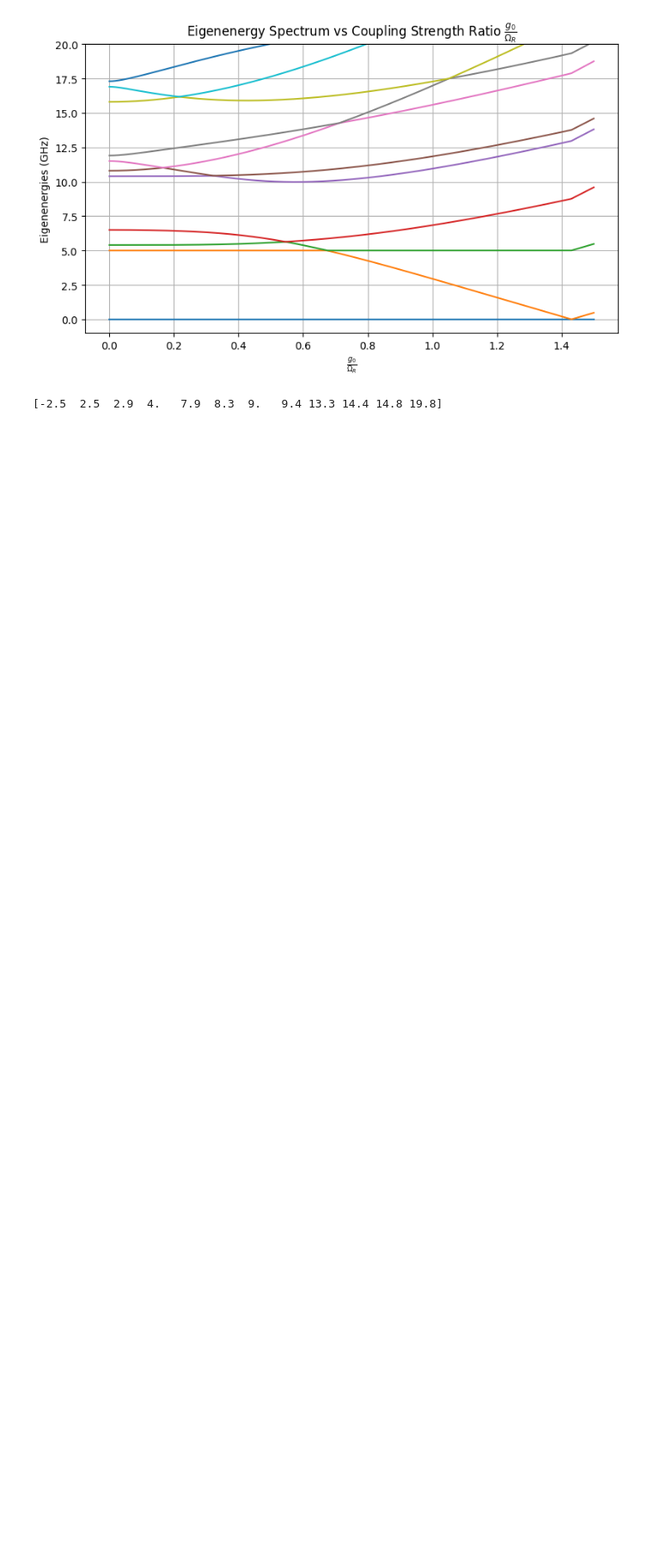
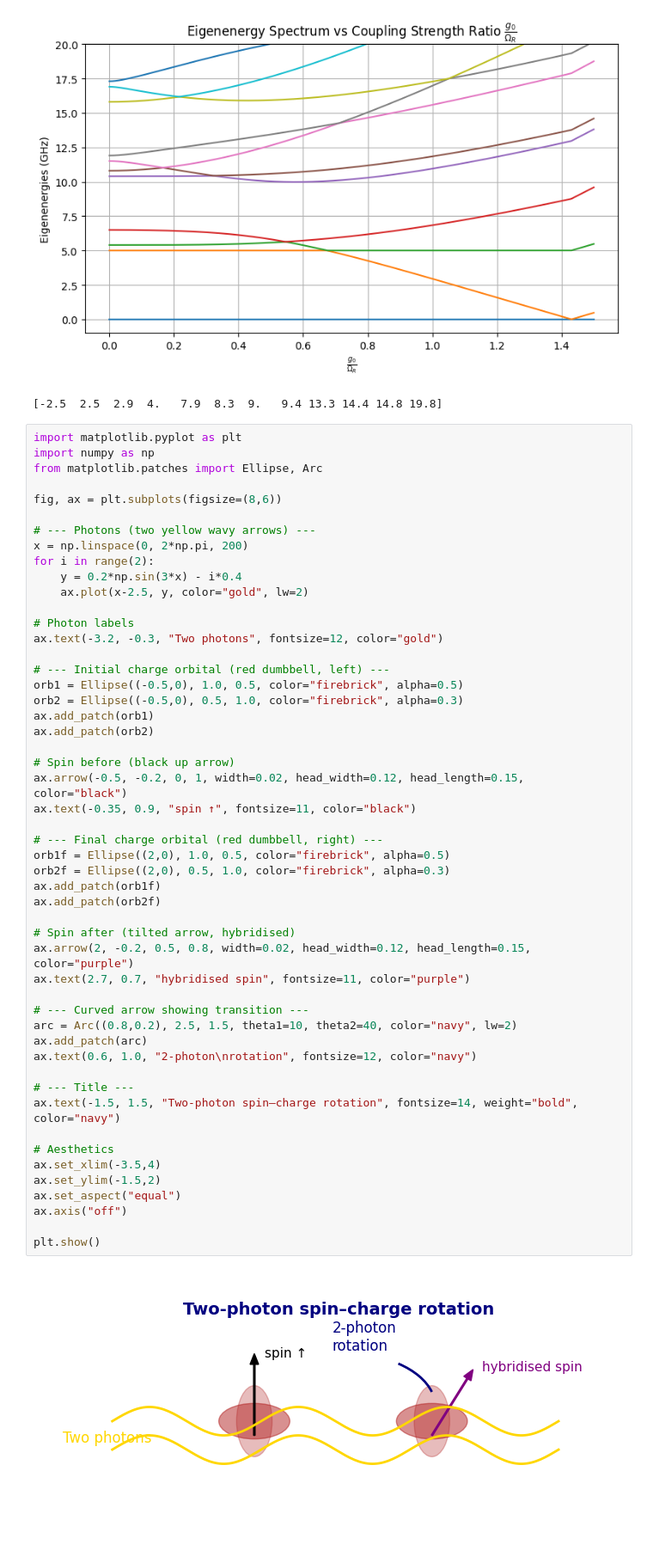
Before and after one commit to shreyasat27/MSc-QT-, a Jupyter notebook: thesis_plts.ipynb, the cells around one changed output. Shown: that part at 86% size. Cells and saved outputs as stored; diff of their text form; blank space fills up the shorter version.

```diff
--- a/thesis_plts.ipynb
+++ b/thesis_plts.ipynb
@@ -424,3 +424,56 @@ print(np.round(eigenvals[0] / (2*np.pi), 6))
 # %% [output]
 [figure]
 [-2.5  2.5  2.9  4.   7.9  8.3  9.   9.4 13.3 14.4 14.8 19.8]
+# %%
+import matplotlib.pyplot as plt
+import numpy as np
+from matplotlib.patches import Ellipse, Arc
+
+fig, ax = plt.subplots(figsize=(8,6))
+
+# --- Photons (two yellow wavy arrows) ---
+x = np.linspace(0, 2*np.pi, 200)
+for i in range(2):
+    y = 0.2*np.sin(3*x) - i*0.4
+    ax.plot(x-2.5, y, color="gold", lw=2)
+
+# Photon labels
+ax.text(-3.2, -0.3, "Two photons", fontsize=12, color="gold")
+
+# --- Initial charge orbital (red dumbbell, left) ---
+orb1 = Ellipse((-0.5,0), 1.0, 0.5, color="firebrick", alpha=0.5)
+orb2 = Ellipse((-0.5,0), 0.5, 1.0, color="firebrick", alpha=0.3)
+ax.add_patch(orb1)
+ax.add_patch(orb2)
+
+# Spin before (black up arrow)
+ax.arrow(-0.5, -0.2, 0, 1, width=0.02, head_width=0.12, head_length=0.15, color="black")
+ax.text(-0.35, 0.9, "spin ↑", fontsize=11, color="black")
+
+# --- Final charge orbital (red dumbbell, right) ---
+orb1f = Ellipse((2,0), 1.0, 0.5, color="firebrick", alpha=0.5)
+orb2f = Ellipse((2,0), 0.5, 1.0, color="firebrick", alpha=0.3)
+ax.add_patch(orb1f)
+ax.add_patch(orb2f)
+
+# Spin after (tilted arrow, hybridised)
+ax.arrow(2, -0.2, 0.5, 0.8, width=0.02, head_width=0.12, head_length=0.15, color="purple")
+ax.text(2.7, 0.7, "hybridised spin", fontsize=11, color="purple")
+
+# --- Curved arrow showing transition ---
+arc = Arc((0.8,0.2), 2.5, 1.5, theta1=10, theta2=40, color="navy", lw=2)
+ax.add_patch(arc)
+ax.text(0.6, 1.0, "2-photon\nrotation", fontsize=12, color="navy")
+
+# --- Title ---
+ax.text(-1.5, 1.5, "Two-photon spin–charge rotation", fontsize=14, weight="bold", color="navy")
+
+# Aesthetics
+ax.set_xlim(-3.5,4)
+ax.set_ylim(-1.5,2)
+ax.set_aspect("equal")
+ax.axis("off")
+
+plt.show()
+# %% [output]
+[figure, added]
```
Also changed, not shown: parts of 6 cells of this notebook.
